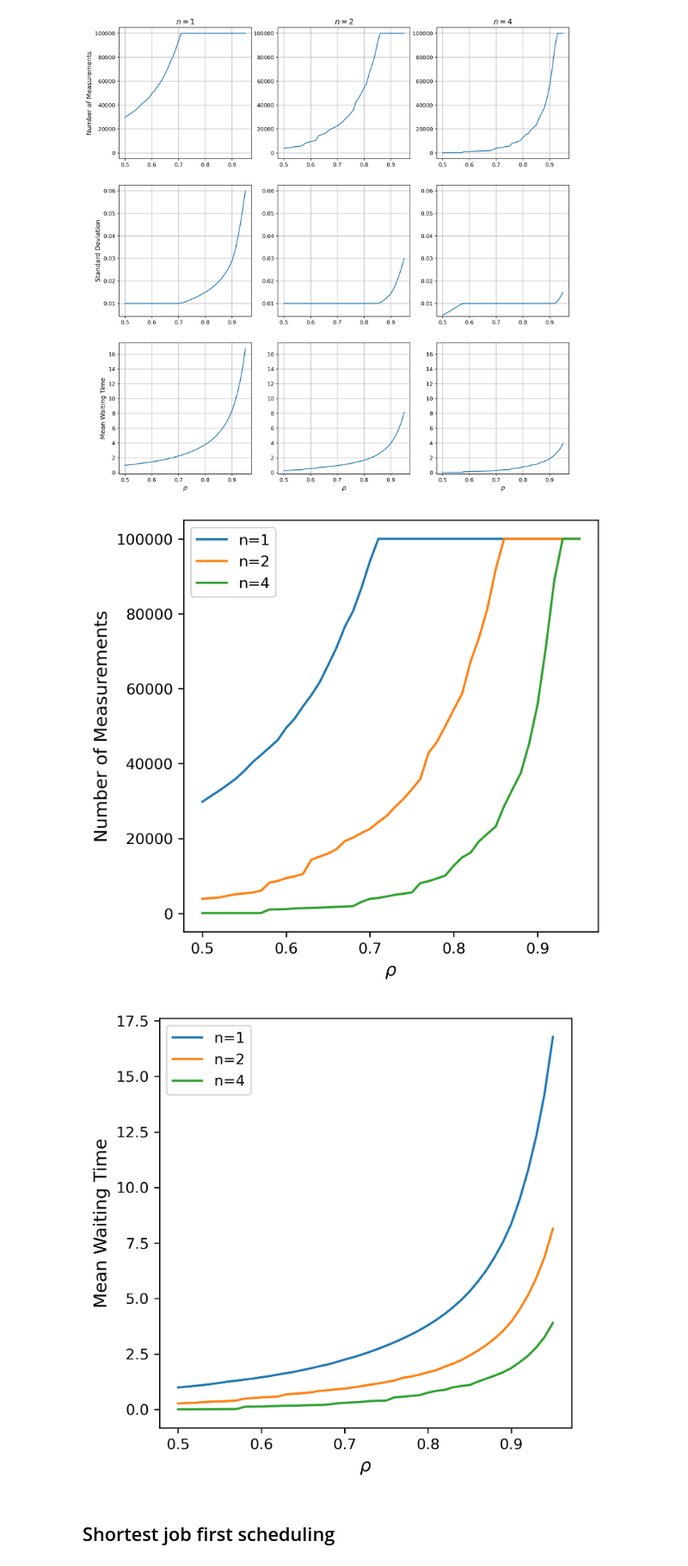
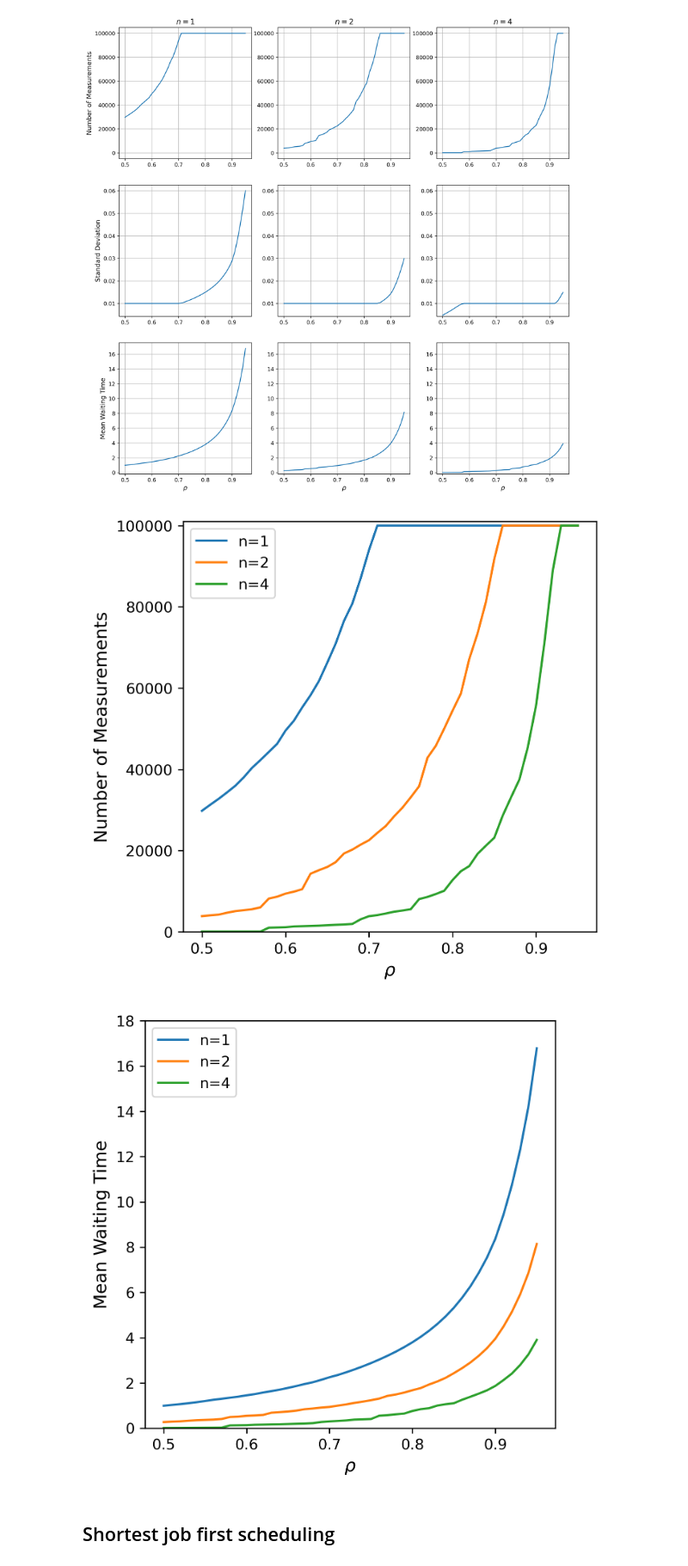
Before and after one commit to tuaosh/StochSim-Assignment-2, a Jupyter notebook: simulations.ipynb, the cells around one changed output. Shown at 86% size. Cells and saved outputs as stored; diff of their text form; code cells hidden in the pictures.

```diff
--- a/simulations.ipynb
+++ b/simulations.ipynb
@@ -267,26 +267,28 @@ ax.set_ylabel("Number of Measurements", fontsize=12)
 
 ax.set_xlabel(r"$\rho$", fontsize=12)
 
+ax.set_ylim(0, 101000)
 ax.legend()
 
 plt.show()
 # %% [output]
-[figure, old version]
+[figure, new version]
 # %%
 fig, ax = plt.subplots(1, 1, figsize=(5, 5))
 ax.plot(RHO, means_M_M_1, label="n=1")
 ax.plot(RHO, means_M_M_2, label="n=2")
 ax.plot(RHO, means_M_M_4, label="n=4")
 
 ax.set_ylabel("Mean Waiting Time", fontsize=12)
 
 ax.set_xlabel(r"$\rho$", fontsize=12)
 
+ax.set_ylim(0, 18)
 ax.legend()
 
 plt.show()
 # %% [output]
-[figure, old version]
+[figure, new version]
 # %% [markdown]
 ## Shortest job first scheduling
 # %%
```
Also changed, not shown: parts of 6 cells of this notebook, 8 other files.
